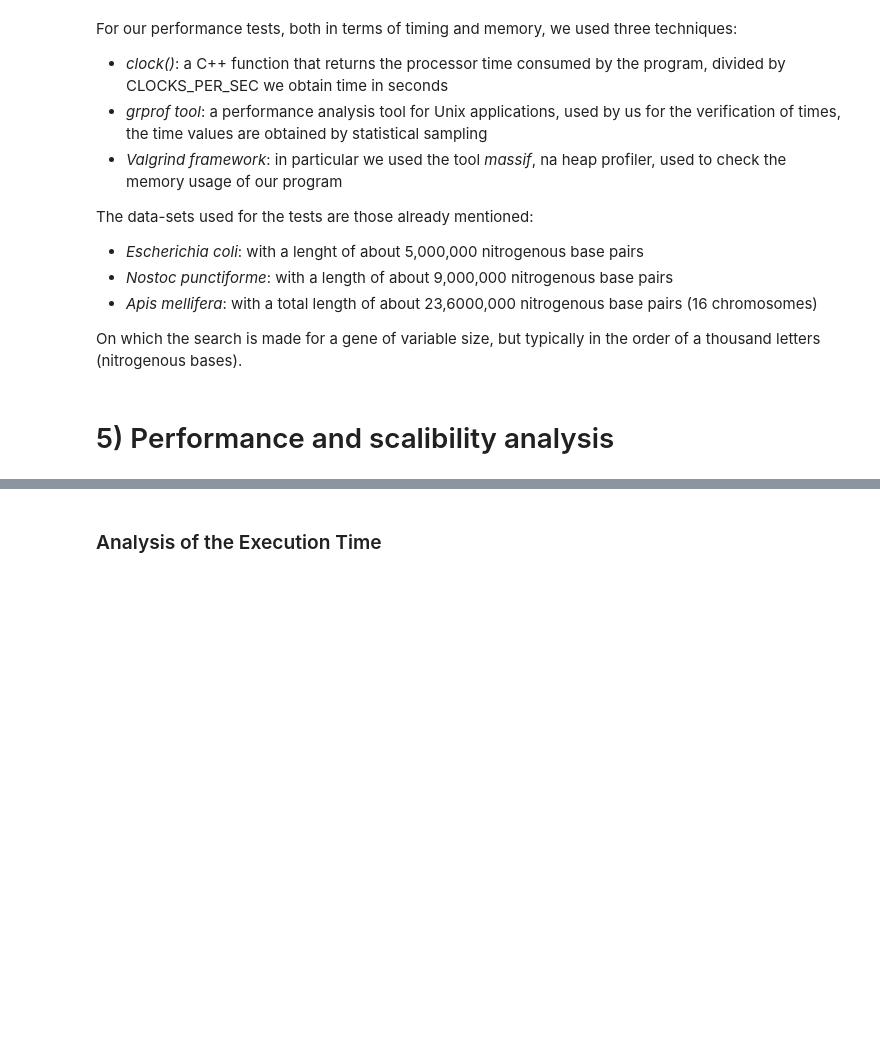
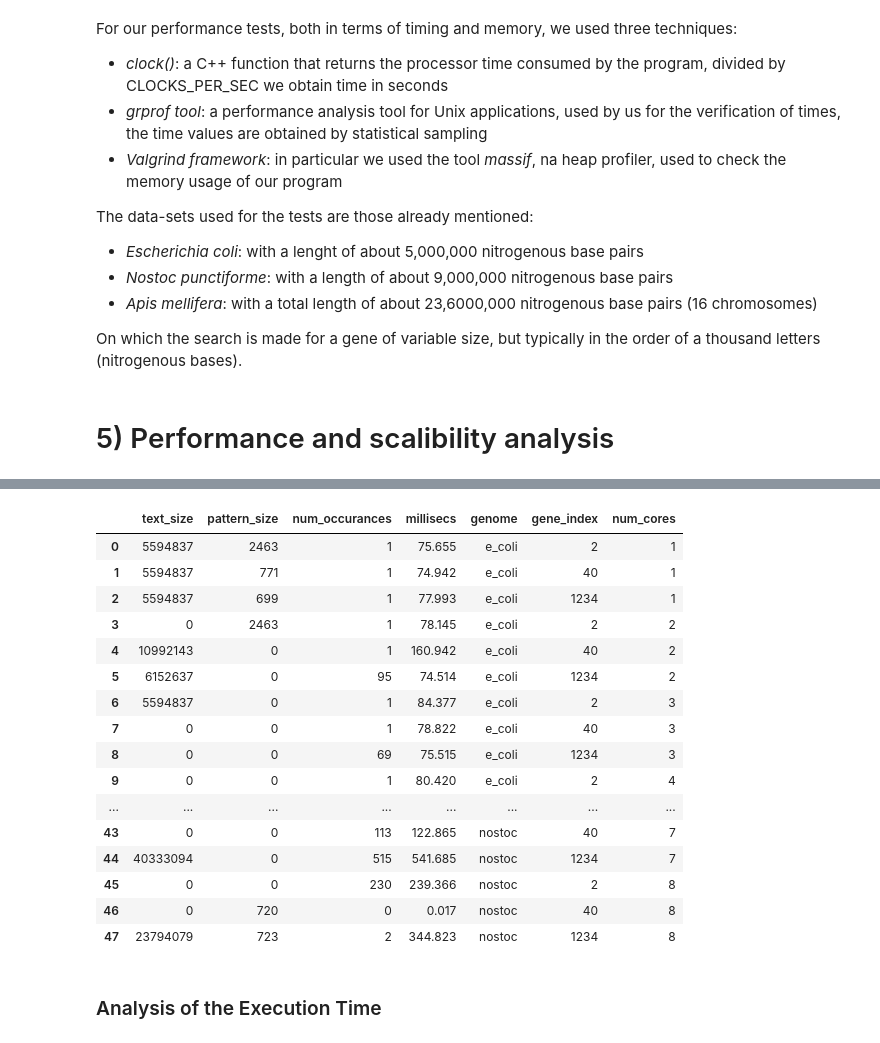
Before and after one commit to Davide-Lotito/ACA_project, a Jupyter notebook: presentation/notebook.ipynb, the cells around one changed output, grey strips where cells are left out. Drawn from its saved outputs; the diff is of its cells as text; code cells hidden in the pictures; blank space fills up the shorter version.

```diff
--- a/presentation/notebook.ipynb
+++ b/presentation/notebook.ipynb
@@ -348,6 +348,26 @@ All testing, performance and scalability, was conducted on the Google Cloud Plat
 <img src="./images/cluster7.png" width="300" style="display: block; margin-left: auto; margin-right: auto; width: 50%;">
 # %%
 df = pd.read_json("./test_results.txt")
+# %%
+df
+# %% [output]
+|  | text_size | pattern_size | num_occurances | millisecs | genome | gene_index | num_cores |
+| 0 | 5594837 | 2463 | 1 | 75.655 | e_coli | 2 | 1 |
+| 1 | 5594837 | 771 | 1 | 74.942 | e_coli | 40 | 1 |
+| 2 | 5594837 | 699 | 1 | 77.993 | e_coli | 1234 | 1 |
+| 3 | 0 | 2463 | 1 | 78.145 | e_coli | 2 | 2 |
+| 4 | 10992143 | 0 | 1 | 160.942 | e_coli | 40 | 2 |
+| 5 | 6152637 | 0 | 95 | 74.514 | e_coli | 1234 | 2 |
+| 6 | 5594837 | 0 | 1 | 84.377 | e_coli | 2 | 3 |
+| 7 | 0 | 0 | 1 | 78.822 | e_coli | 40 | 3 |
+| 8 | 0 | 0 | 69 | 75.515 | e_coli | 1234 | 3 |
+| 9 | 0 | 0 | 1 | 80.420 | e_coli | 2 | 4 |
+| ... | ... | ... | ... | ... | ... | ... | ... |
+| 43 | 0 | 0 | 113 | 122.865 | nostoc | 40 | 7 |
+| 44 | 40333094 | 0 | 515 | 541.685 | nostoc | 1234 | 7 |
+| 45 | 0 | 0 | 230 | 239.366 | nostoc | 2 | 8 |
+| 46 | 0 | 720 | 0 | 0.017 | nostoc | 40 | 8 |
+| 47 | 23794079 | 723 | 2 | 344.823 | nostoc | 1234 | 8 |
 # %% [markdown]
 ### Analysis of the Execution Time
 # %%
```
Also changed, not shown: parts of 1 cell of this notebook, 3 other files.
